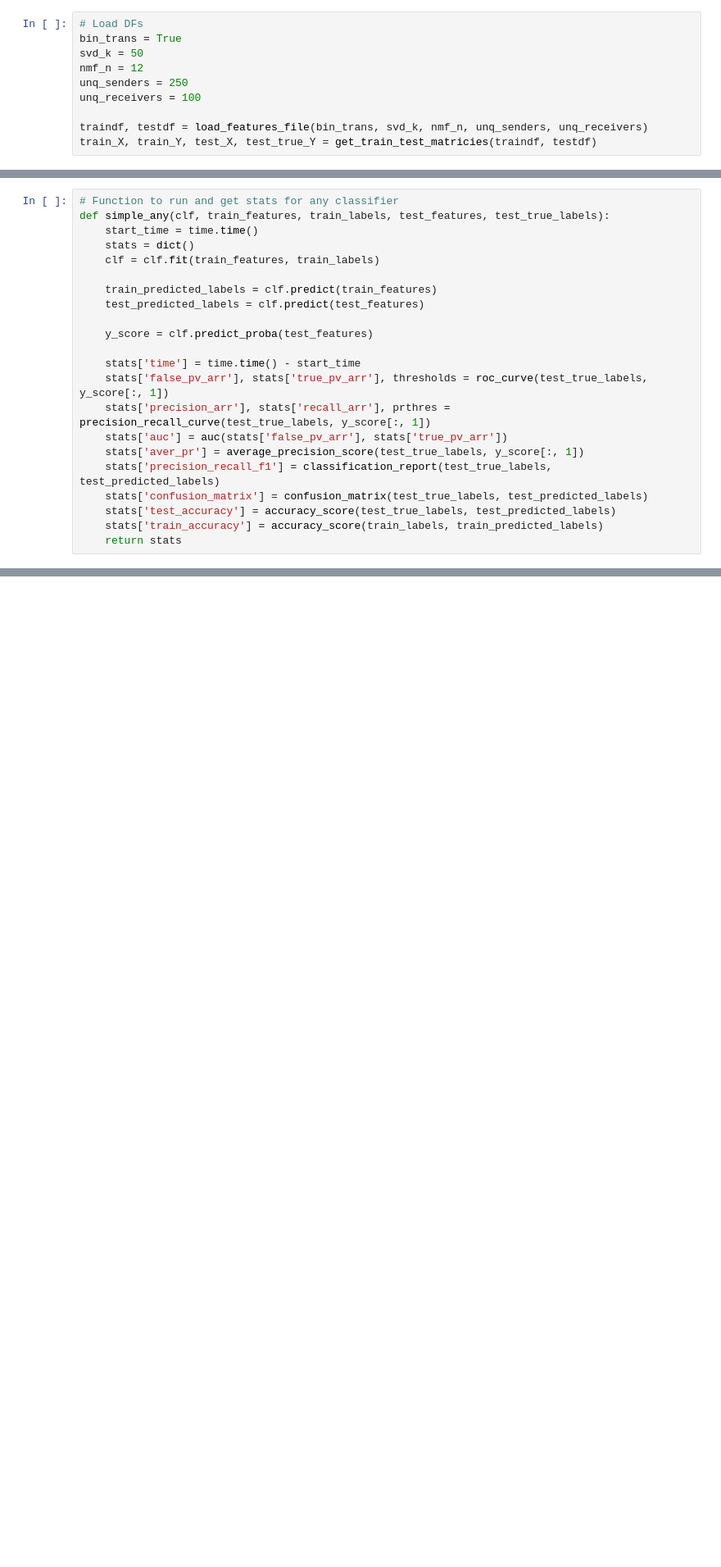
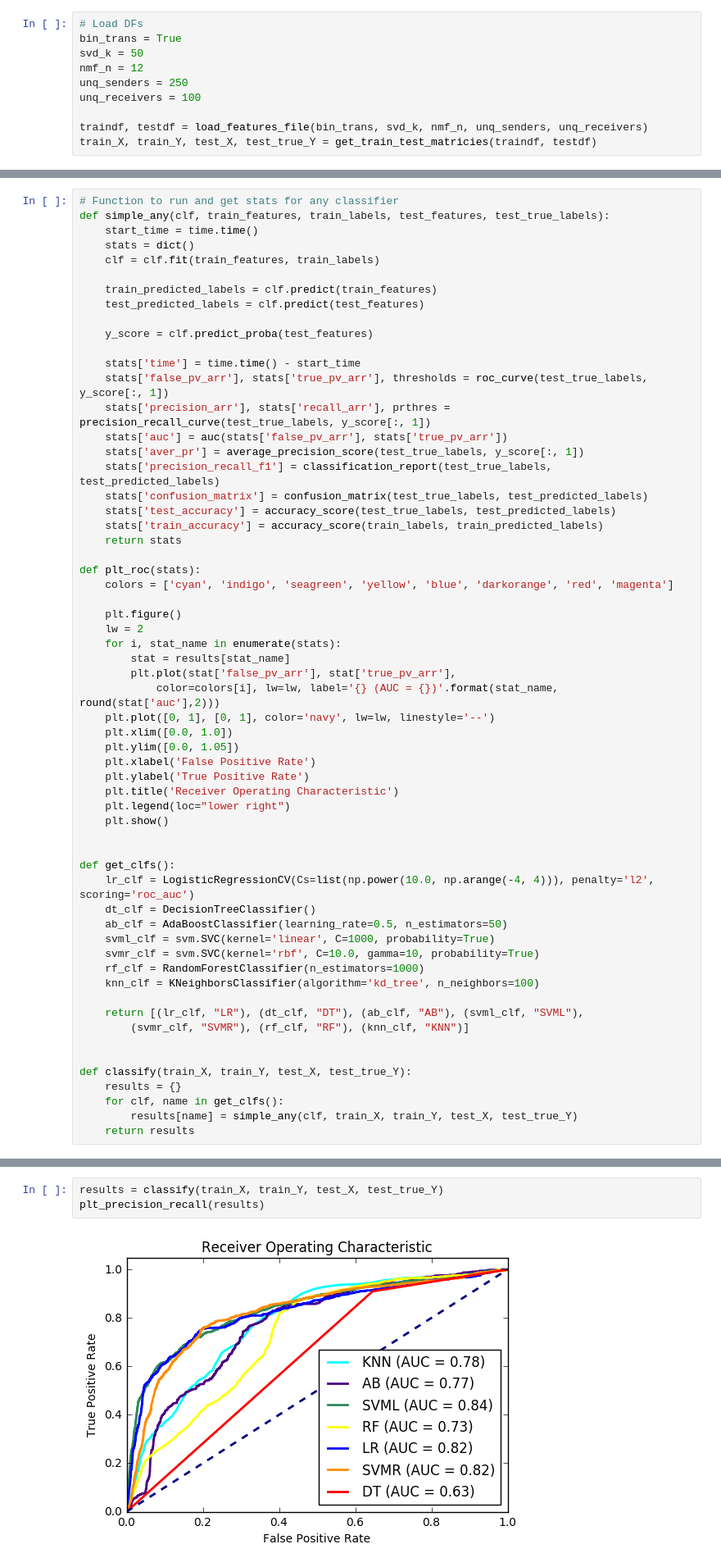
Before and after one commit to mayankmahajan24/BitcoinAnalysis, a Jupyter notebook: classify.ipynb, the cells around one changed output, grey strips where cells are left out. Shown at 82% size. Drawn from its saved outputs; the diff is of its cells as text; blank space fills up the shorter version.

```diff
--- a/classify.ipynb
+++ b/classify.ipynb
@@ -85,3 +85,41 @@ def simple_any(clf, train_features, train_labels, test_features, test_true_label
     stats['test_accuracy'] = accuracy_score(test_true_labels, test_predicted_labels)
     stats['train_accuracy'] = accuracy_score(train_labels, train_predicted_labels)
     return stats
+
+def plt_roc(stats):
+    colors = ['cyan', 'indigo', 'seagreen', 'yellow', 'blue', 'darkorange', 'red', 'magenta']
+
+    plt.figure()
+    lw = 2
+    for i, stat_name in enumerate(stats):
+        stat = results[stat_name]
+        plt.plot(stat['false_pv_arr'], stat['true_pv_arr'],
+            color=colors[i], lw=lw, label='{} (AUC = {})'.format(stat_name, round(stat['auc'],2)))
+    plt.plot([0, 1], [0, 1], color='navy', lw=lw, linestyle='--')
+    plt.xlim([0.0, 1.0])
+    plt.ylim([0.0, 1.05])
+    plt.xlabel('False Positive Rate')
+    plt.ylabel('True Positive Rate')
+    plt.title('Receiver Operating Characteristic')
+    plt.legend(loc="lower right")
+    plt.show()
+
+
+def get_clfs():
+    lr_clf = LogisticRegressionCV(Cs=list(np.power(10.0, np.arange(-4, 4))), penalty='l2', scoring='roc_auc')
+    dt_clf = DecisionTreeClassifier()
+    ab_clf = AdaBoostClassifier(learning_rate=0.5, n_estimators=50)
+    svml_clf = svm.SVC(kernel='linear', C=1000, probability=True)
+    svmr_clf = svm.SVC(kernel='rbf', C=10.0, gamma=10, probability=True)
+    rf_clf = RandomForestClassifier(n_estimators=1000)
+    knn_clf = KNeighborsClassifier(algorithm='kd_tree', n_neighbors=100)
+
+    return [(lr_clf, "LR"), (dt_clf, "DT"), (ab_clf, "AB"), (svml_clf, "SVML"),
+        (svmr_clf, "SVMR"), (rf_clf, "RF"), (knn_clf, "KNN")]
+
+
+def classify(train_X, train_Y, test_X, test_true_Y):
+    results = {}
+    for clf, name in get_clfs():
+        results[name] = simple_any(clf, train_X, train_Y, test_X, test_true_Y)
+    return results
@@ -87,0 +157,5 @@ def simple_any(clf, train_features, train_labels, test_features, test_true_label
+# %%
+results = classify(train_X, train_Y, test_X, test_true_Y)
+plt_precision_recall(results)
+# %% [output]
+[figure, added]
```
Also changed, not shown: parts of 1 cell of this notebook.
